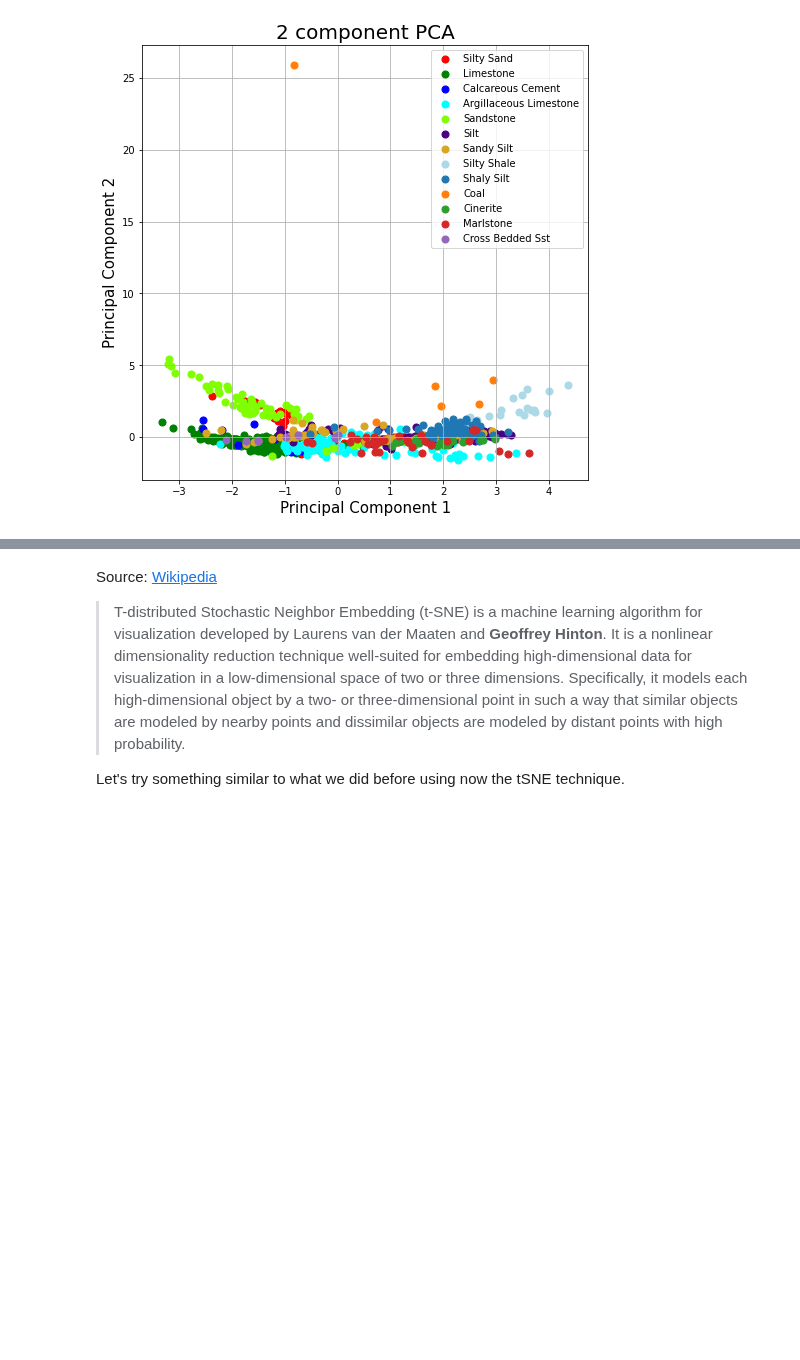
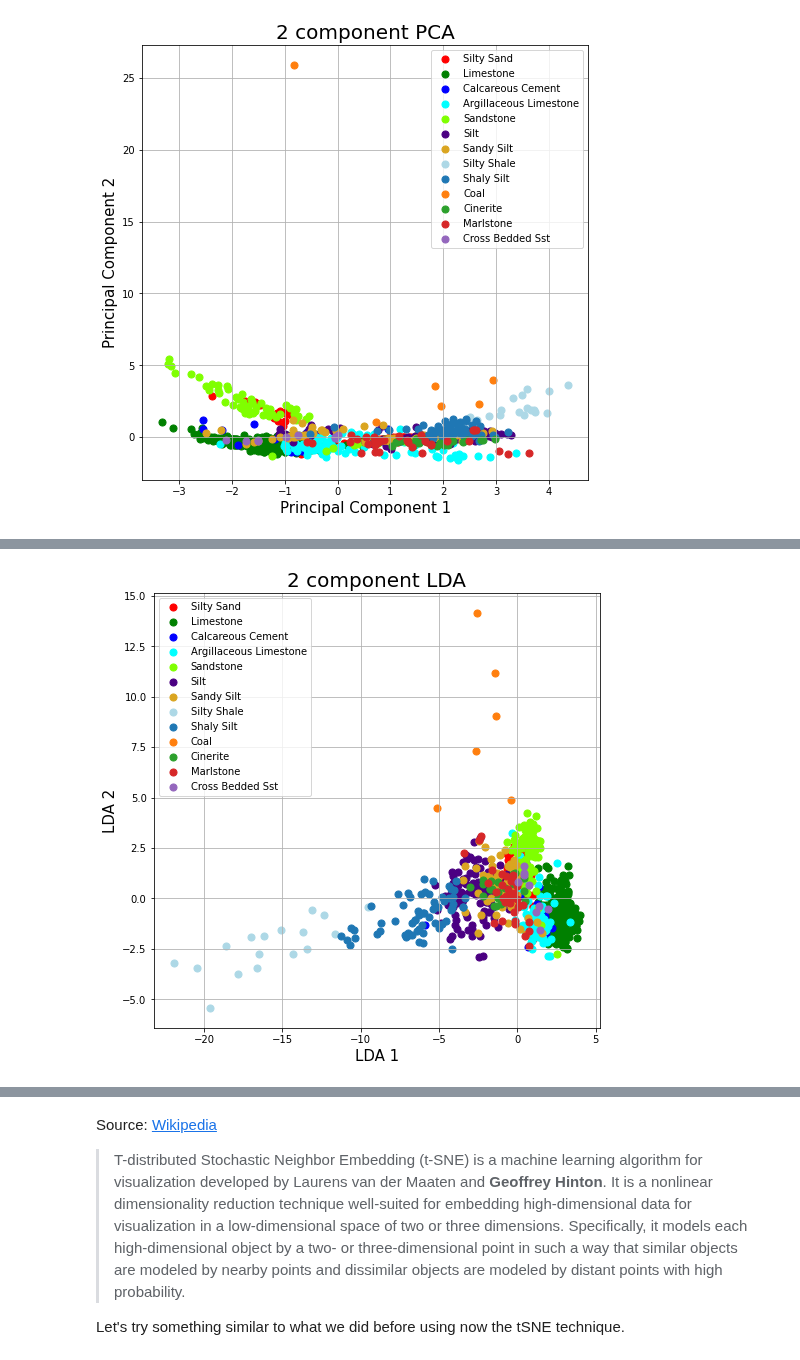
Before and after one commit to 3springs/deep_ml_curriculum, a Jupyter notebook: notebooks/11 Unsupervised/Unsupervised.ipynb, the cells around one changed output, grey strips where cells are left out. Cells and saved outputs as stored; diff of their text form; code cells hidden in the pictures; blank space fills up the shorter version.

```diff
--- a/notebooks/11 Unsupervised/Unsupervised.ipynb
+++ b/notebooks/11 Unsupervised/Unsupervised.ipynb
@@ -300,0 +295,35 @@ ax.grid()
+# %%
+from sklearn.discriminant_analysis import LinearDiscriminantAnalysis
+
+lda = LinearDiscriminantAnalysis(n_components=2)
+lda_X = lda.fit(X, y).transform(X)
+
+
+lda_df = pd.DataFrame(data=lda_X, columns = ['LDA 1', 'LDA 2'])
+# Concatenate two dataframes
+final_df = pd.concat([lda_df, y.reset_index()['LITHOLOGY_GEOLINK']], axis=1)
+# Rename column
+final_df = final_df.rename(columns={'LITHOLOGY_GEOLINK': 'target'})
+# List of lithologies in our dataset
+targets = list(final_df['target'].unique())
+
+# List of colors for the plot
+colors = ['r', 'g', 'b', 'aqua','chartreuse','indigo','goldenrod','lightblue','#1f77b4', '#ff7f0e', '#2ca02c', '#d62728', '#9467bd', '#8c564b', '#e377c2', '#7f7f7f', '#bcbd22', '#17becf']
+
+
+# Plot Images
+fig = plt.figure(figsize = (8,8))
+ax = fig.add_subplot(1,1,1)
+ax.set_xlabel('LDA 1', fontsize = 15)
+ax.set_ylabel('LDA 2', fontsize = 15)
+ax.set_title('2 component LDA', fontsize = 20)
+for target, color in zip(targets, colors):
+    indicesToKeep = final_df['target'] == target
+    ax.scatter(final_df.loc[indicesToKeep, 'LDA 1']
+               , final_df.loc[indicesToKeep, 'LDA 2']
+               , c = color
+               , s = 50)
+ax.legend(targets)
+ax.grid()
+# %% [output]
+[figure, added]
```
Also changed, not shown: parts of 44 cells of this notebook.
